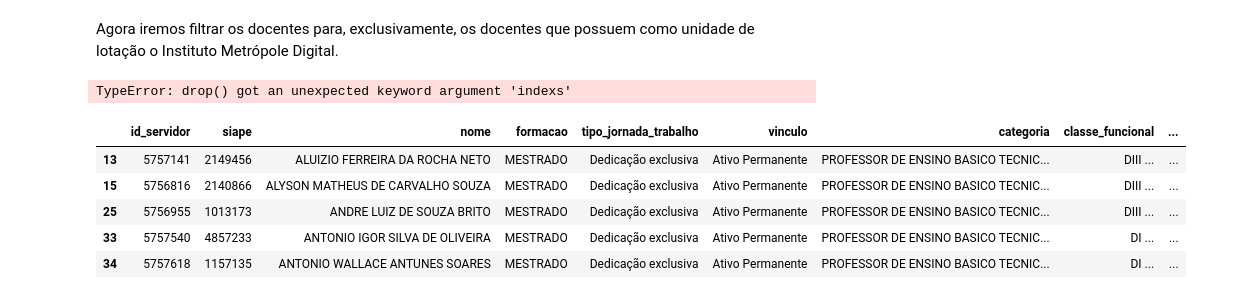
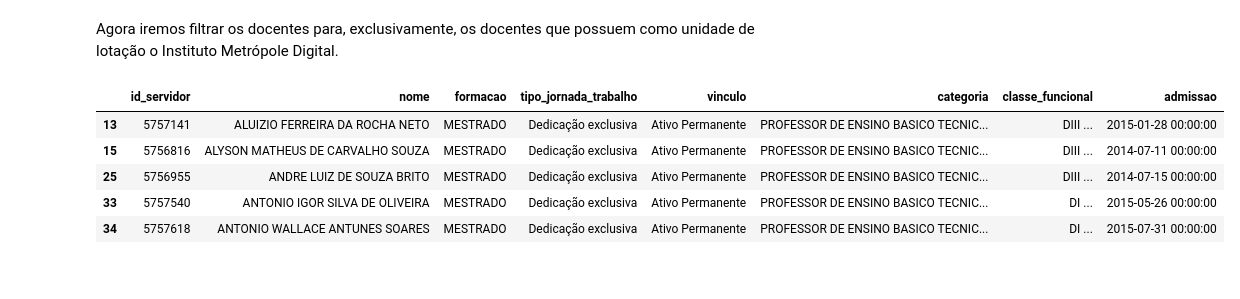
Before and after one commit to alvarofpp/imd0033-imd-pesquisa, a Jupyter notebook: UFRN Pesquisa.ipynb, the cells around one changed output. Cells and saved outputs as stored; diff of their text form; code cells hidden in the pictures.

```diff
--- a/UFRN Pesquisa.ipynb
+++ b/UFRN Pesquisa.ipynb
@@ -78,24 +82,22 @@ Agora iremos filtrar os docentes para, exclusivamente, os docentes que possuem c
 # %%
 # Todos os docentes
 df_docentes = pd.read_csv(('files/docentes.csv'), sep=';')
 
 # Filtramos para os que são do IMD
-df_docentes = df_docentes[df_docentes.id_unidade_lotacao == 6069]
+df_docentes_imd = df_docentes[df_docentes.id_unidade_lotacao == id_imd]
 
 # Remove as colunas que não nos servem para nada
-df_docentes = df_docentes.drop(columns=['siape',
-                                  'id_unidade_lotacao', 'lotacao'], indexs=[11])
+df_docentes_imd = df_docentes_imd.drop(columns=['siape', 'Unnamed: 11',
+                                  'id_unidade_lotacao', 'lotacao'])
 
-df_docentes.head()
+df_docentes_imd.head()
 # %% [output]
-TypeError: drop() got an unexpected keyword argument 'indexs'
+|  | id_servidor | nome | formacao | tipo_jornada_trabalho | vinculo | categoria | classe_funcional | admissao |
+| 13 | 5757141 | ALUIZIO FERREIRA DA ROCHA NETO | MESTRADO | Dedicação exclusiva | Ativo Permanente | PROFESSOR DE ENSINO BASICO TECNIC... | DIII ... | 2015-01-28 00:00:00 |
+| 15 | 5756816 | ALYSON MATHEUS DE CARVALHO SOUZA | MESTRADO | Dedicação exclusiva | Ativo Permanente | PROFESSOR DE ENSINO BASICO TECNIC... | DIII ... | 2014-07-11 00:00:00 |
+| 25 | 5756955 | ANDRE LUIZ DE SOUZA BRITO | MESTRADO | Dedicação exclusiva | Ativo Permanente | PROFESSOR DE ENSINO BASICO TECNIC... | DIII ... | 2014-07-15 00:00:00 |
+| 33 | 5757540 | ANTONIO IGOR SILVA DE OLIVEIRA | MESTRADO | Dedicação exclusiva | Ativo Permanente | PROFESSOR DE ENSINO BASICO TECNIC... | DI ... | 2015-05-26 00:00:00 |
+| 34 | 5757618 | ANTONIO WALLACE ANTUNES SOARES | MESTRADO | Dedicação exclusiva | Ativo Permanente | PROFESSOR DE ENSINO BASICO TECNIC... | DI ... | 2015-07-31 00:00:00 |
 # %%
 # Salvamos o arquivo
-df_docentes.to_csv('data/docentes_imd.csv')
+df_docentes_imd.to_csv('data/docentes_imd.csv')
-# %% [output]
-|  | id_servidor | siape | nome | formacao | tipo_jornada_trabalho | vinculo | categoria | classe_funcional | ... |
-| 13 | 5757141 | 2149456 | ALUIZIO FERREIRA DA ROCHA NETO | MESTRADO | Dedicação exclusiva | Ativo Permanente | PROFESSOR DE ENSINO BASICO TECNIC... | DIII ... | ... |
-| 15 | 5756816 | 2140866 | ALYSON MATHEUS DE CARVALHO SOUZA | MESTRADO | Dedicação exclusiva | Ativo Permanente | PROFESSOR DE ENSINO BASICO TECNIC... | DIII ... | ... |
-| 25 | 5756955 | 1013173 | ANDRE LUIZ DE SOUZA BRITO | MESTRADO | Dedicação exclusiva | Ativo Permanente | PROFESSOR DE ENSINO BASICO TECNIC... | DIII ... | ... |
-| 33 | 5757540 | 4857233 | ANTONIO IGOR SILVA DE OLIVEIRA | MESTRADO | Dedicação exclusiva | Ativo Permanente | PROFESSOR DE ENSINO BASICO TECNIC... | DI ... | ... |
-| 34 | 5757618 | 1157135 | ANTONIO WALLACE ANTUNES SOARES | MESTRADO | Dedicação exclusiva | Ativo Permanente | PROFESSOR DE ENSINO BASICO TECNIC... | DI ... | ... |
```
Also changed, not shown: parts of 8 cells of this notebook, 2 other files.
